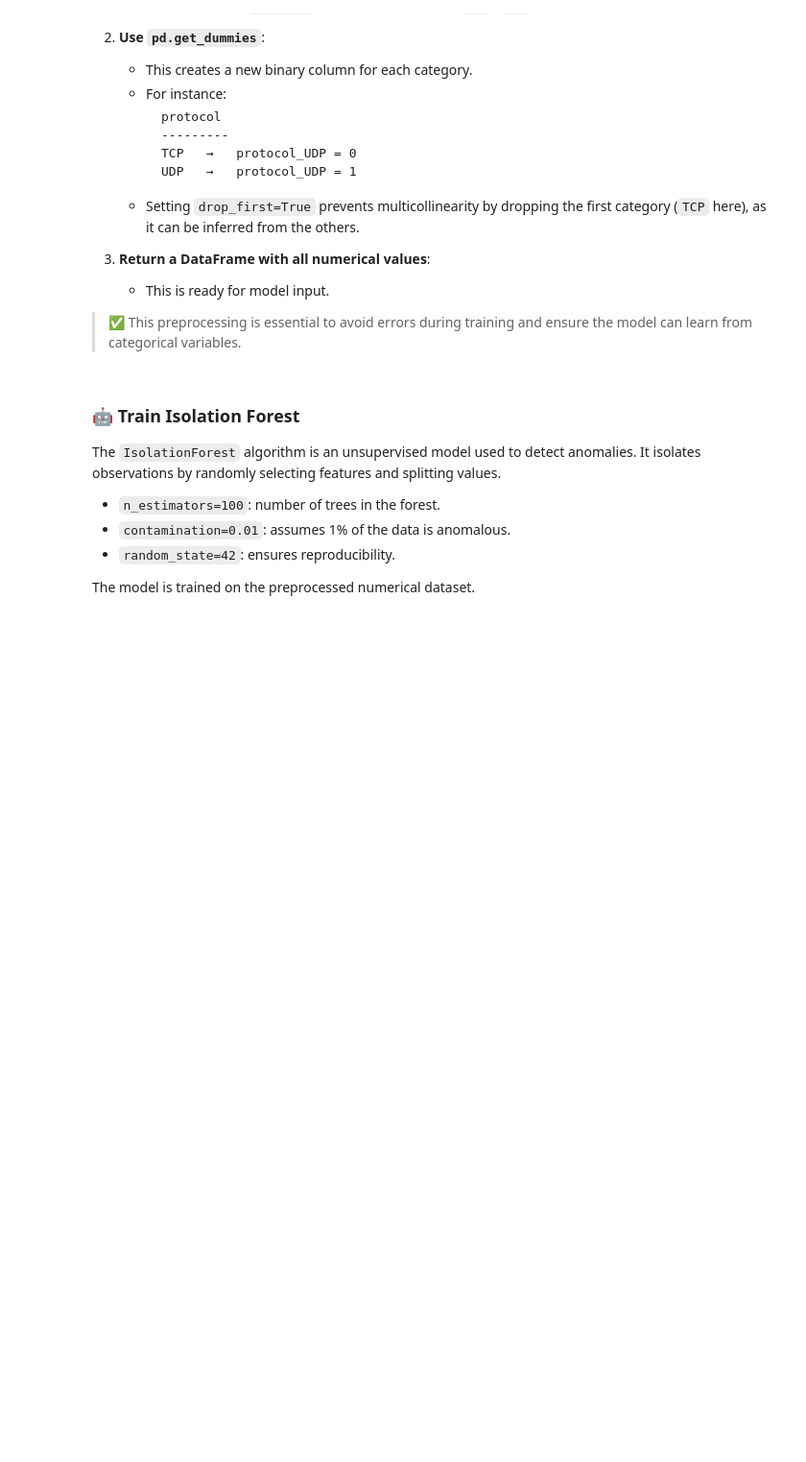
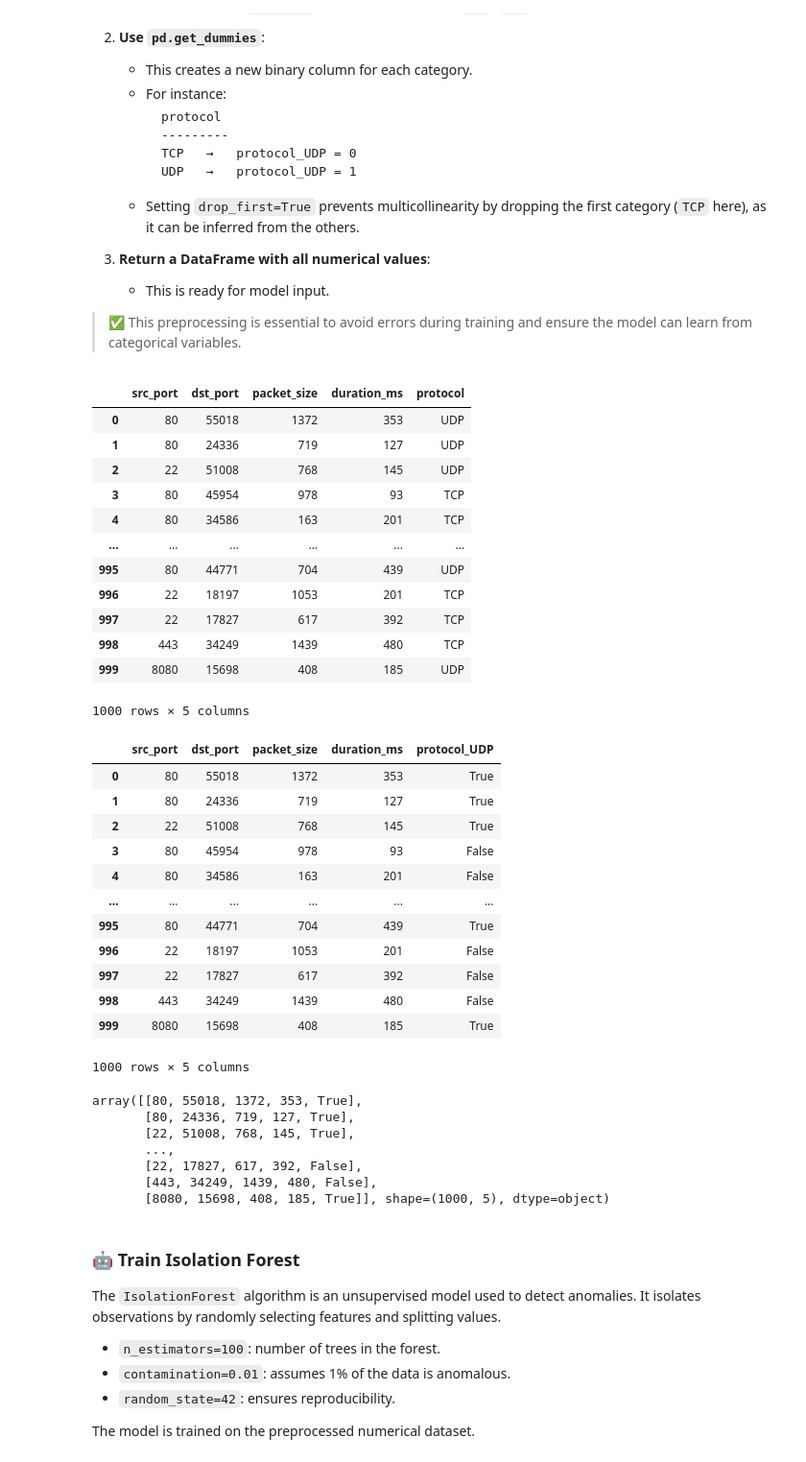
Before and after one commit to ML-Applications-in-CyberSecurity/anomaly-detection-project-yousof, a Jupyter notebook: src/train_model.ipynb, the cells around one changed output. Shown at 96% size. Saved outputs shown, nothing was run; the diff lists cells and outputs as text; code cells hidden in the pictures; blank space fills up the shorter version.

```diff
--- a/src/train_model.ipynb
+++ b/src/train_model.ipynb
@@ -77,8 +94,47 @@ We handle this with **one-hot encoding**, using `pd.get_dummies`.
 > ✅ This preprocessing is essential to avoid errors during training and ensure the model can learn from categorical variables.
 # %%
 def preprocess_data(df):
-    #TODO 1: Implement preprocessing steps
+    display(df)
+    df = pd.get_dummies(df, columns=["protocol"], drop_first=True)
+    display(df)
     return np.array(df)
+# %%
+normal_data = preprocess_data(df)
+display(normal_data)
+# %% [output]
+|  | src_port | dst_port | packet_size | duration_ms | protocol |
+| 0 | 80 | 55018 | 1372 | 353 | UDP |
+| 1 | 80 | 24336 | 719 | 127 | UDP |
+| 2 | 22 | 51008 | 768 | 145 | UDP |
+| 3 | 80 | 45954 | 978 | 93 | TCP |
+| 4 | 80 | 34586 | 163 | 201 | TCP |
+| ... | ... | ... | ... | ... | ... |
+| 995 | 80 | 44771 | 704 | 439 | UDP |
+| 996 | 22 | 18197 | 1053 | 201 | TCP |
+| 997 | 22 | 17827 | 617 | 392 | TCP |
+| 998 | 443 | 34249 | 1439 | 480 | TCP |
+| 999 | 8080 | 15698 | 408 | 185 | UDP |
+1000 rows × 5 columns
+|  | src_port | dst_port | packet_size | duration_ms | protocol_UDP |
+| 0 | 80 | 55018 | 1372 | 353 | True |
+| 1 | 80 | 24336 | 719 | 127 | True |
+| 2 | 22 | 51008 | 768 | 145 | True |
+| 3 | 80 | 45954 | 978 | 93 | False |
+| 4 | 80 | 34586 | 163 | 201 | False |
+| ... | ... | ... | ... | ... | ... |
+| 995 | 80 | 44771 | 704 | 439 | True |
+| 996 | 22 | 18197 | 1053 | 201 | False |
+| 997 | 22 | 17827 | 617 | 392 | False |
+| 998 | 443 | 34249 | 1439 | 480 | False |
+| 999 | 8080 | 15698 | 408 | 185 | True |
+1000 rows × 5 columns
+array([[80, 55018, 1372, 353, True],
+       [80, 24336, 719, 127, True],
+       [22, 51008, 768, 145, True],
+       ...,
+       [22, 17827, 617, 392, False],
+       [443, 34249, 1439, 480, False],
+       [8080, 15698, 408, 185, True]], shape=(1000, 5), dtype=object)
 # %% [markdown]
 ### 🤖 Train Isolation Forest
 
```
Also changed, not shown: parts of 5 cells of this notebook, 3 other files.
